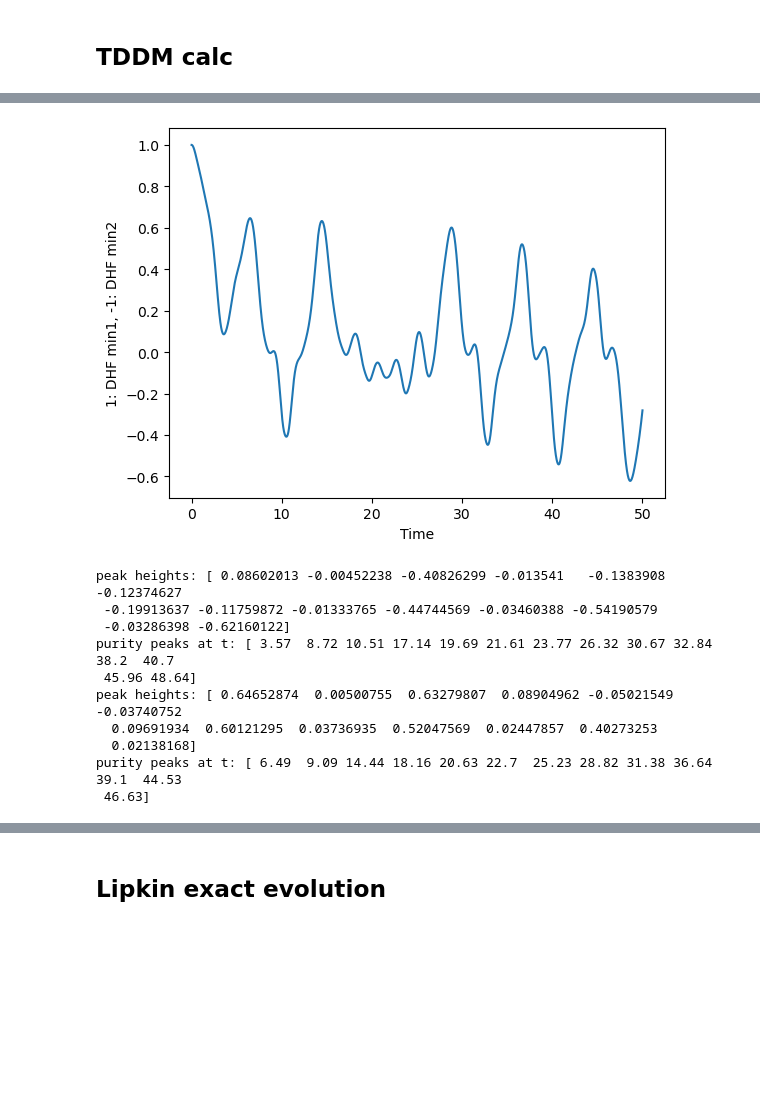
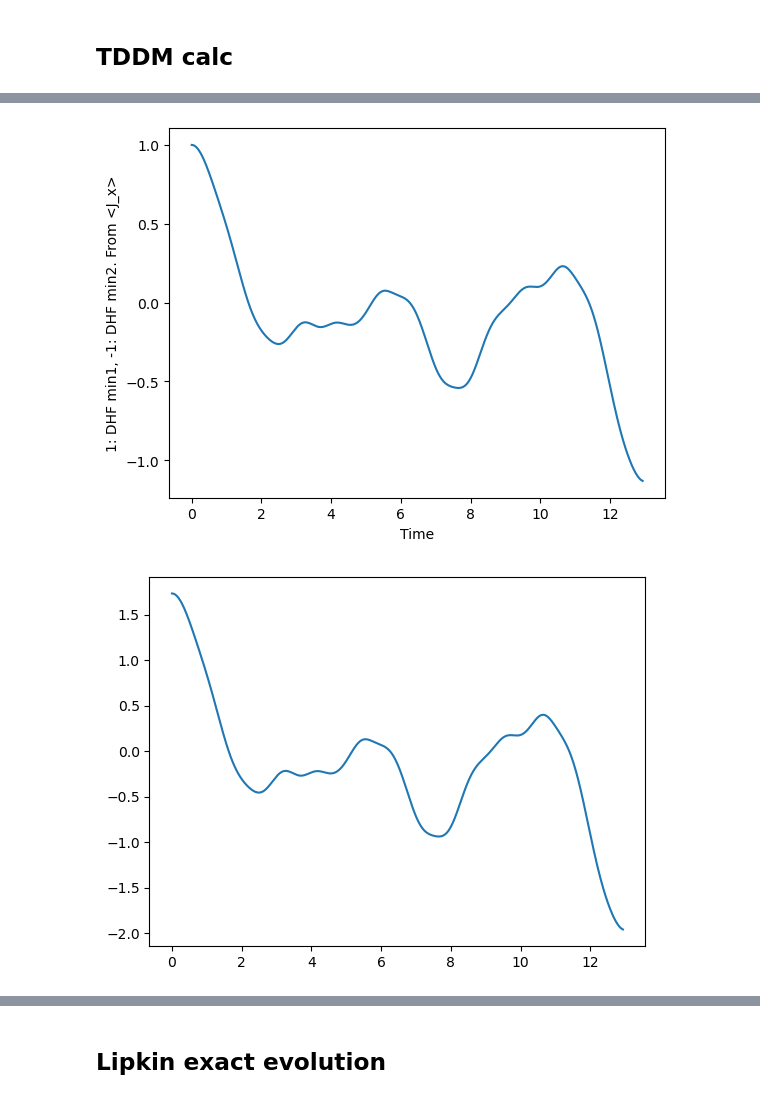
Before and after one commit to annabirke/Honours_entangle_magic, a Jupyter notebook: TDDMclaude/TDDM_Lipkin_September_claude.ipynb, the cells around one changed output, grey strips where cells are left out. Drawn from its saved outputs; the diff is of its cells as text; code cells hidden in the pictures; blank space fills up the shorter version.

```diff
--- a/TDDMclaude/TDDM_Lipkin_September_claude.ipynb
+++ b/TDDMclaude/TDDM_Lipkin_September_claude.ipynb
@@ -492,10 +491,25 @@ times:
 P=3,rtole-8,atole-10,time0-5,501 took <20s
 P=5,rtole-8,atole-10,time0-5,501 took 78s, nfev 5870
 
+P=10 time 0-50,5001
+    chi=5 took 96min
+    chi=2 took 23min
+
+P=10 time 0-50,3001
+    chi=2 took 24min
+
 """
+# this will warn me if my 1body rho has evals outside 0-1 which is unphysical
+def occupation_event(t, y):
+    n = y[:4*P**2].reshape(2*P, 2*P)
+    ev = np.linalg.eigvalsh(0.5*(n + n.conj().T))
+    return min(ev.min(), 1.0 - ev.max())      # > 0 while occupations are inside [0,1]
+occupation_event.terminal  = True
+occupation_event.direction = -1
 
 
-t_list = np.linspace(0.0,50.0,5001)
+
+t_list = np.linspace(0.0,50.0,3001)
 soln = solve_ivp(
     fun=TDDM,
     t_span = (t_list[0],t_list[-1]),
@@ -504,6 +518,7 @@ soln = solve_ivp(
     method = "RK45", # BDF and Radau for stiff and DOP853 RK45 for nonstiff
     rtol=1e-8,
     atol=1e-10,
+    events=occupation_event
 )
 
 if not soln.success:
@@ -640,38 +664,40 @@ plt.show()
 # %%
 # DHF minima are at <J_x> = sign*P/2*sin(2a)
 
 Jx, Jy, Jz = Jobservables(rho_soln)
-dhfmin = Jx/(0.5*P*np.sin(2*a_dhf))
-plt.plot(soln.t,dhfmin)
-plt.ylabel('1: DHF min1, -1: DHF min2')
+dhfmin_tddm = Jx/(0.5*P*np.sin(2*a_dhf))
+plt.plot(soln.t,dhfmin_tddm)
+plt.ylabel('1: DHF min1, -1: DHF min2. From <J_x>')
 plt.xlabel('Time')
+# plt.ylim(-1,1)
+# plt.xlim(0,5)
+plt.show()
+
+plt.plot(soln.t,Jx)
+# plt.ylim(-4,4)
 plt.show()
 
 
+# plt.plot(soln.t,Jy)
+# plt.ylabel('<J_y>')
+# plt.xlabel('Time')
+# # plt.ylim(-1,1)
+# plt.show()
 
-peaks, _ = find_peaks(-1*dhfmin)
-dhfpeak = np.array(dhfmin.real[peaks])
-print('peak heights:',dhfpeak)
-dhfpeakt = soln.t[peaks]
-print('- dhf peaks at t:',dhfpeakt)
+# peaks, _ = find_peaks(-1*dhfmin)
+# dhfpeak = np.array(dhfmin.real[peaks])
+# print('peak heights:',dhfpeak)
+# dhfpeakt = soln.t[peaks]
+# print('- dhf peaks at t:',dhfpeakt)
 
-peaks, _ = find_peaks(dhfmin)
-dhfpeak = np.array(dhfmin.real[peaks])
-print('peak heights:',dhfpeak)
-dhfpeakt = soln.t[peaks]
-print('dhf peaks at t:',dhfpeakt)
+# peaks, _ = find_peaks(dhfmin)
+# dhfpeak = np.array(dhfmin.real[peaks])
+# print('peak heights:',dhfpeak)
+# dhfpeakt = soln.t[peaks]
+# print('dhf peaks at t:',dhfpeakt)
 # %% [output]
-[figure, old version]
+[figure, new version]
-peak heights: [ 0.08602013 -0.00452238 -0.40826299 -0.013541   -0.1383908  -0.12374627
- -0.19913637 -0.11759872 -0.01333765 -0.44744569 -0.03460388 -0.54190579
- -0.03286398 -0.62160122]
-purity peaks at t: [ 3.57  8.72 10.51 17.14 19.69 21.61 23.77 26.32 30.67 32.84 38.2  40.7
- 45.96 48.64]
-peak heights: [ 0.64652874  0.00500755  0.63279807  0.08904962 -0.05021549 -0.03740752
-  0.09691934  0.60121295  0.03736935  0.52047569  0.02447857  0.40273253
-  0.02138168]
-purity peaks at t: [ 6.49  9.09 14.44 18.16 20.63 22.7  25.23 28.82 31.38 36.64 39.1  44.53
- 46.63]
+[figure, added]
 # %%
 # print(c_soln[:,:,0])
 # print(c_soln[:,:,50])
```
Also changed, not shown: parts of 37 cells of this notebook, 3 other files.
